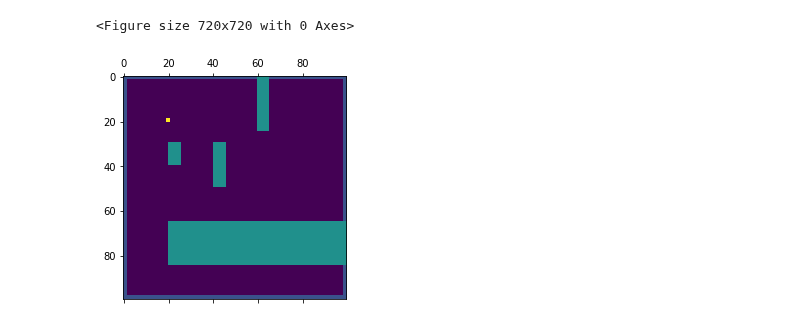
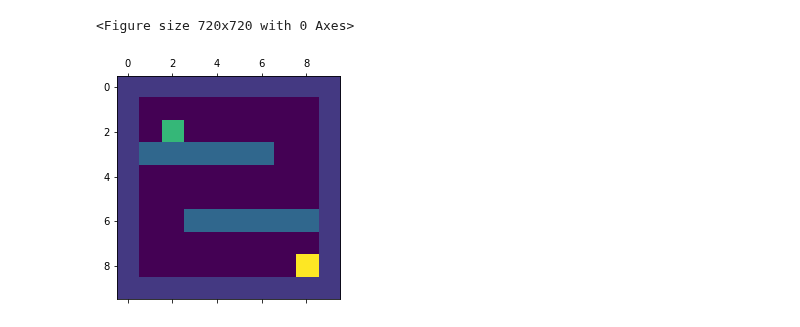
Before and after one commit to fpedd/ees-pees, a Jupyter notebook: backend/fakeenvironmenttester.ipynb, the cells around one changed output. Drawn from its saved outputs; the diff is of its cells as text; code cells hidden in the pictures.

Commit message:
added mini environment 10x10

```diff
--- a/backend/fakeenvironmenttester.ipynb
+++ b/backend/fakeenvironmenttester.ipynb
@@ -8,14 +8,14 @@ import fakeenvironment as fe
 # %%
 importlib.reload(fe)
-e = fe.Environment(startpos=(20, 20), targetpos=(90, 60), N=100)
-e.add_obstacle((65,85,20,100))
-e.add_obstacle((0,25,60,65))
-e.add_obstacle((30,40,20,26))
-e.add_obstacle((30,50,40,46))
-e.plot()
+env = fe.Environment()
+env.add_obstacle((3,4,1,7))
+env.add_obstacle((6,7,3,9))
+# e.add_obstacle((30,40,0,35))
+# e.add_obstacle((30,50,40,46))
+env.plot()
 # %% [output]
 <Figure size 720x720 with 0 Axes>
-[figure, old version]
+[figure, new version]
 # %%
 pos = []
 rewards = []
```
Also changed, not shown: parts of 4 cells of this notebook, 1 other file.
